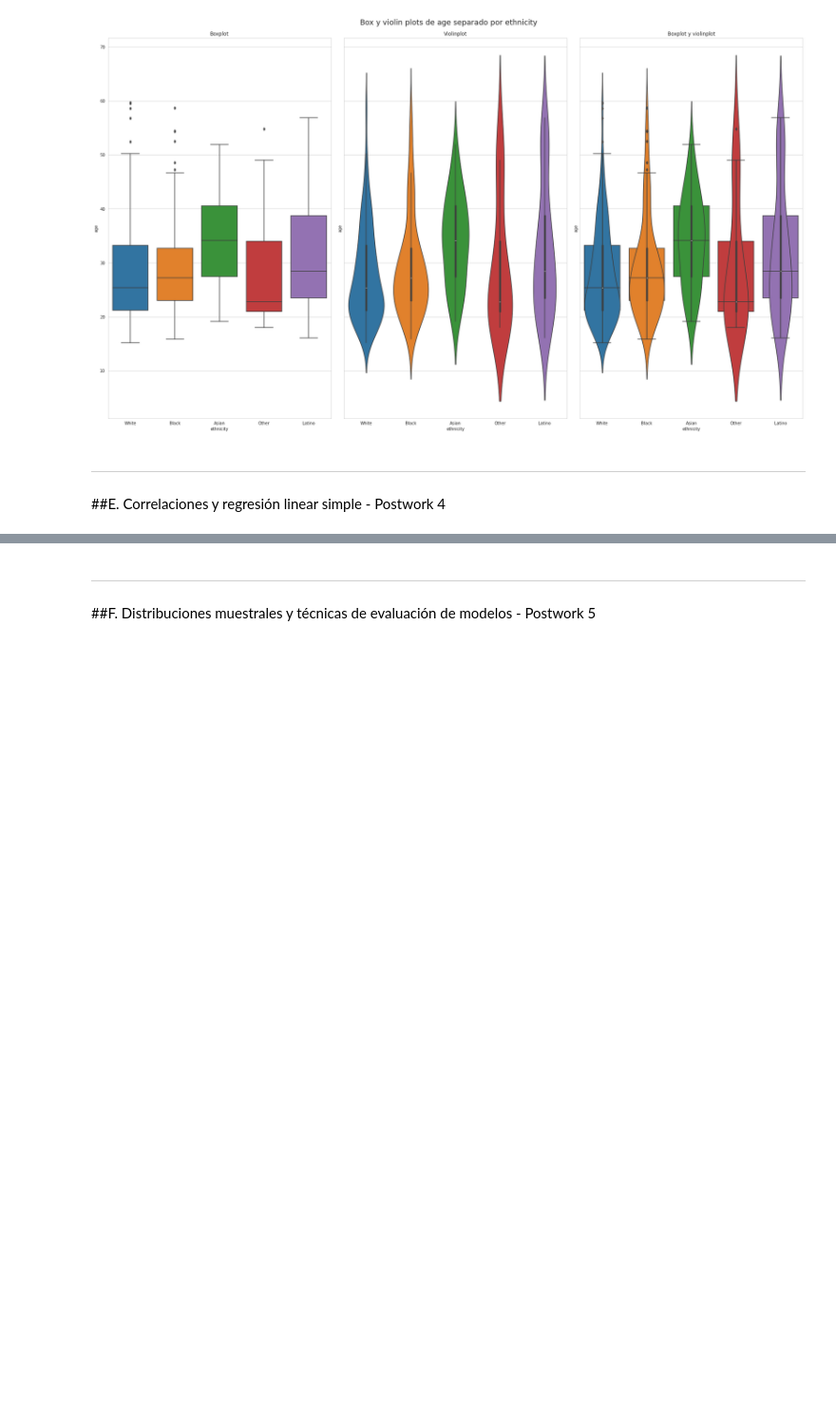
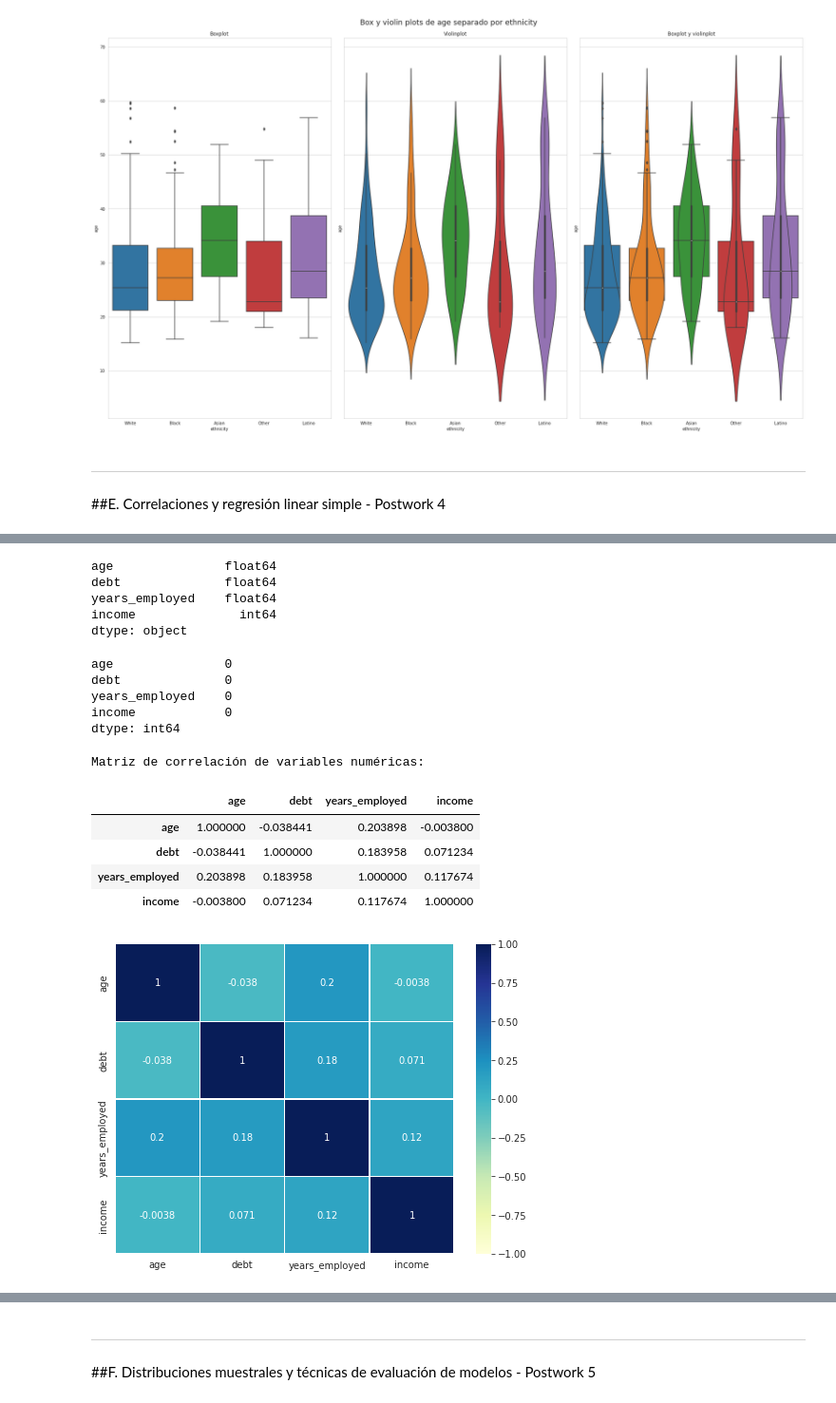
Before and after one commit to HanniaMele/bedu-equipo4-dataScience-M4, a Jupyter notebook: FinalProject_M4.ipynb, the cells around one changed output, grey strips where cells are left out. Shown at 95% size. Cells and saved outputs as stored; diff of their text form; code cells hidden in the pictures; blank space fills up the shorter version.

```diff
--- a/FinalProject_M4.ipynb
+++ b/FinalProject_M4.ipynb
@@ -878,0 +901,39 @@ create_box_violin_plots(df_copy, 'age', 'ethnicity')
+# %%
+#Tipo de dato y NaNs
+df_copy[list(df_numerico.columns)].dtypes
+# %% [output]
+age               float64
+debt              float64
+years_employed    float64
+income              int64
+dtype: object
+# %%
+df_copy[list(df_numerico.columns)].isna().sum()
+# %% [output]
+age               0
+debt              0
+years_employed    0
+income            0
+dtype: int64
+# %%
+#Matriz de correlaciones y pairplot
+#Crear función que nos genere todo esto
+def mat_corr(df_numerico):
+  matriz_corre = df_numerico.corr()
+  print('Matriz de correlación de variables numéricas:')
+  display(matriz_corre)
+  print('\n')
+
+  #Heatmap
+  plt.figure(figsize=(8, 6))
+  ax = sns.heatmap(matriz_corre, vmin=-1, vmax=1, annot=True, cmap="YlGnBu", linewidths=.5);
+# %%
+mat_corr(df_copy[list(df_numerico.columns)])
+# %% [output]
+Matriz de correlación de variables numéricas:
+|  | age | debt | years_employed | income |
+| age | 1.000000 | -0.038441 | 0.203898 | -0.003800 |
+| debt | -0.038441 | 1.000000 | 0.183958 | 0.071234 |
+| years_employed | 0.203898 | 0.183958 | 1.000000 | 0.117674 |
+| income | -0.003800 | 0.071234 | 0.117674 | 1.000000 |
+[figure, added]
```
Also changed, not shown: parts of 9 cells of this notebook.
